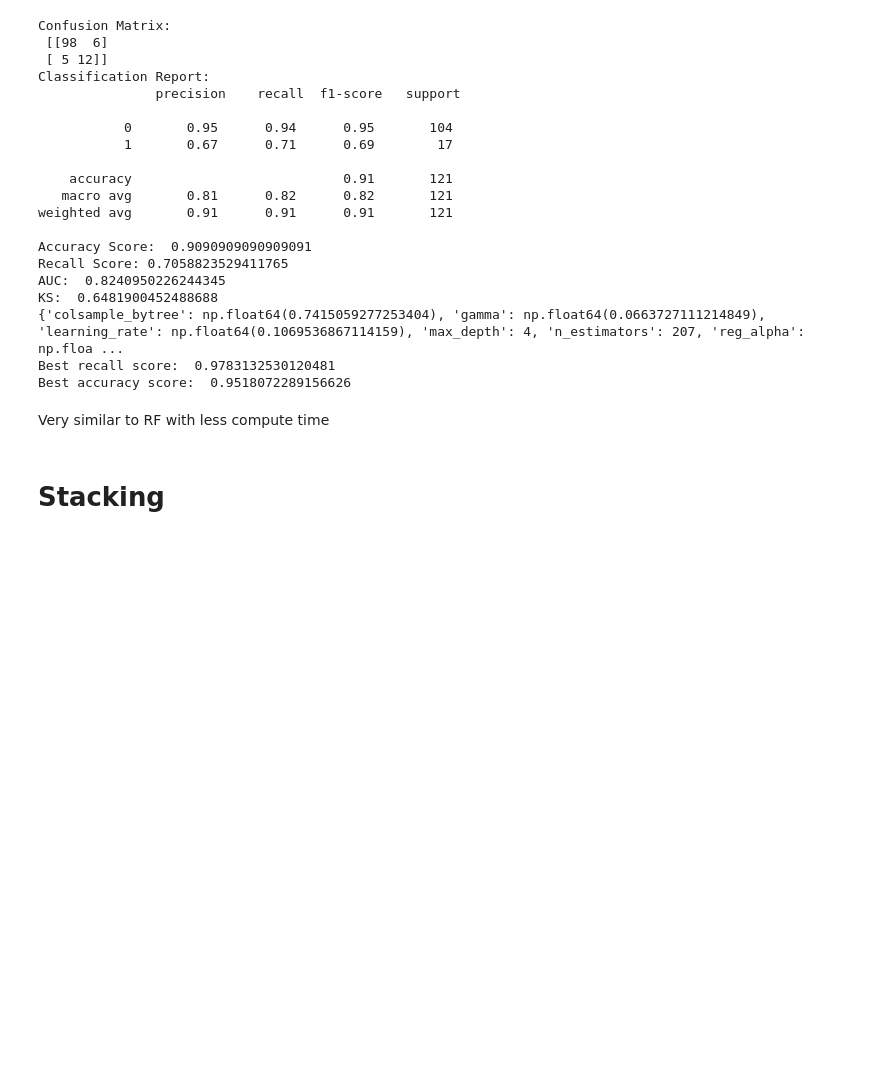
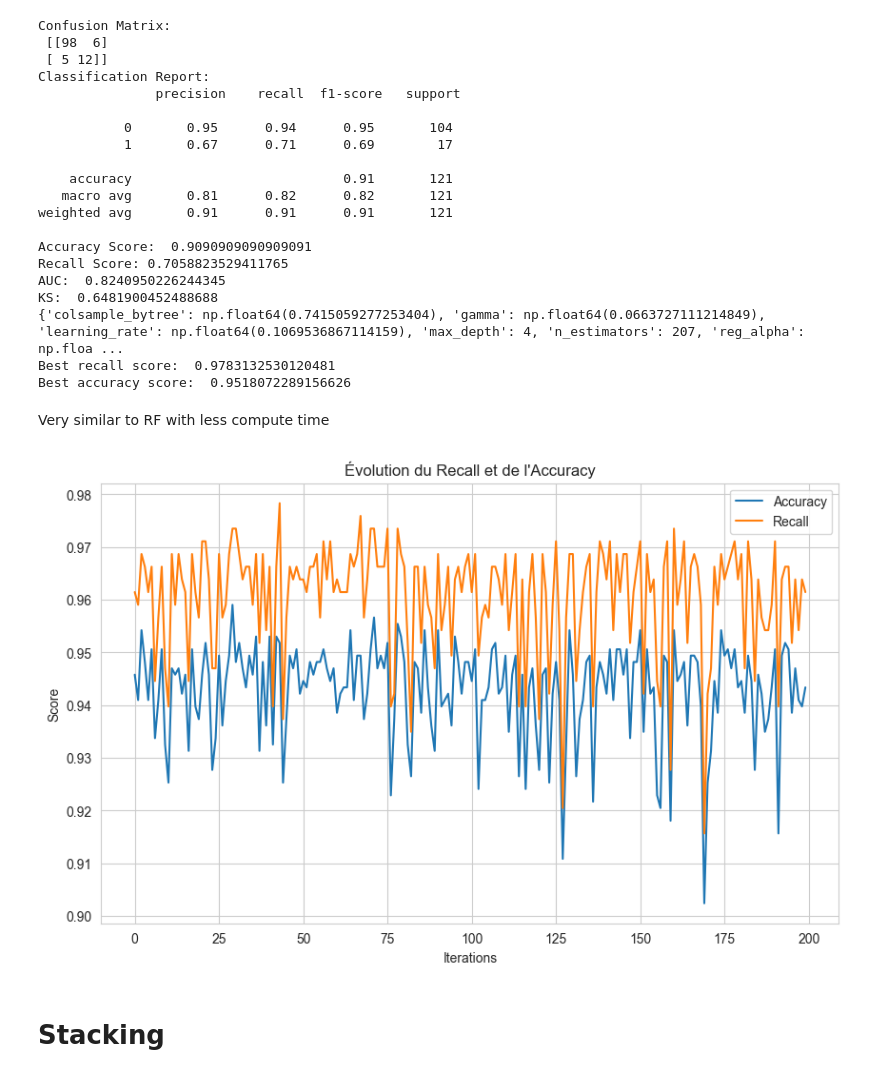
Before and after one commit to Corrosifu/covid19_diagnosis, a Jupyter notebook: Model.ipynb, the cells around one changed output. Drawn from its saved outputs; the diff is of its cells as text; code cells hidden in the pictures; blank space fills up the shorter version.

Commit message:
Curves

```diff
--- a/Model.ipynb
+++ b/Model.ipynb
@@ -708,6 +708,32 @@ Best recall score:  0.9783132530120481
 Best accuracy score:  0.9518072289156626
 # %% [markdown]
 Very similar to RF with less compute time
+# %%
+import seaborn as sns
+import matplotlib.pyplot as plt
+
+# Récupérer les scores des métriques
+mean_accuracy = xgb_random.cv_results_['mean_test_accuracy']
+mean_recall = xgb_random.cv_results_['mean_test_recall']
+iterations = list(range(len(mean_accuracy)))  # Nombre d'expériences
+
+# Définir un style plus épuré
+sns.set_style("whitegrid")
+sns.set_palette(["#1f77b4", "#ff7f0e"])  # Bleu et orange pour une meilleure distinction
+
+# Création du graphique
+plt.figure(figsize=(10, 6))
+sns.lineplot(x=iterations, y=mean_accuracy, label="Accuracy")
+sns.lineplot(x=iterations, y=mean_recall, label="Recall")
+
+# Personnalisation pour une meilleure lisibilité
+plt.xlabel("Iterations")
+plt.ylabel("Score")
+plt.title("Évolution du Recall et de l'Accuracy")
+plt.legend()
+plt.show()
+# %% [output]
+[figure, added]
 # %% [markdown]
 # Stacking
 # %%
```
Also changed, not shown: parts of 2 cells of this notebook, 1 other file.
